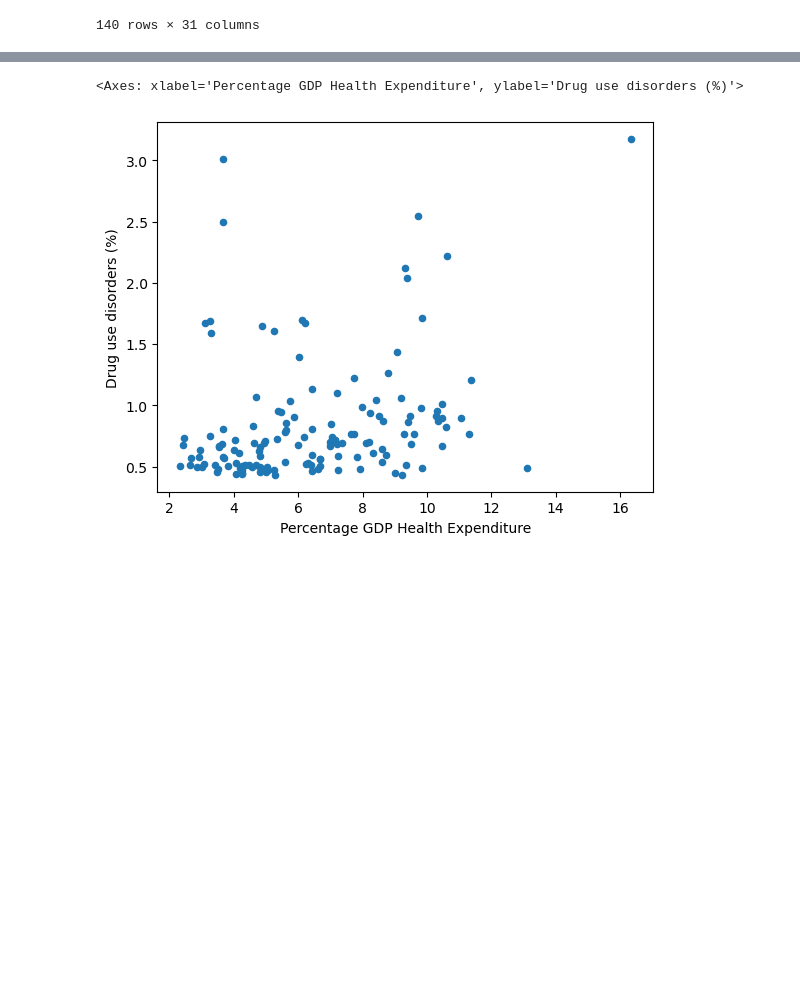
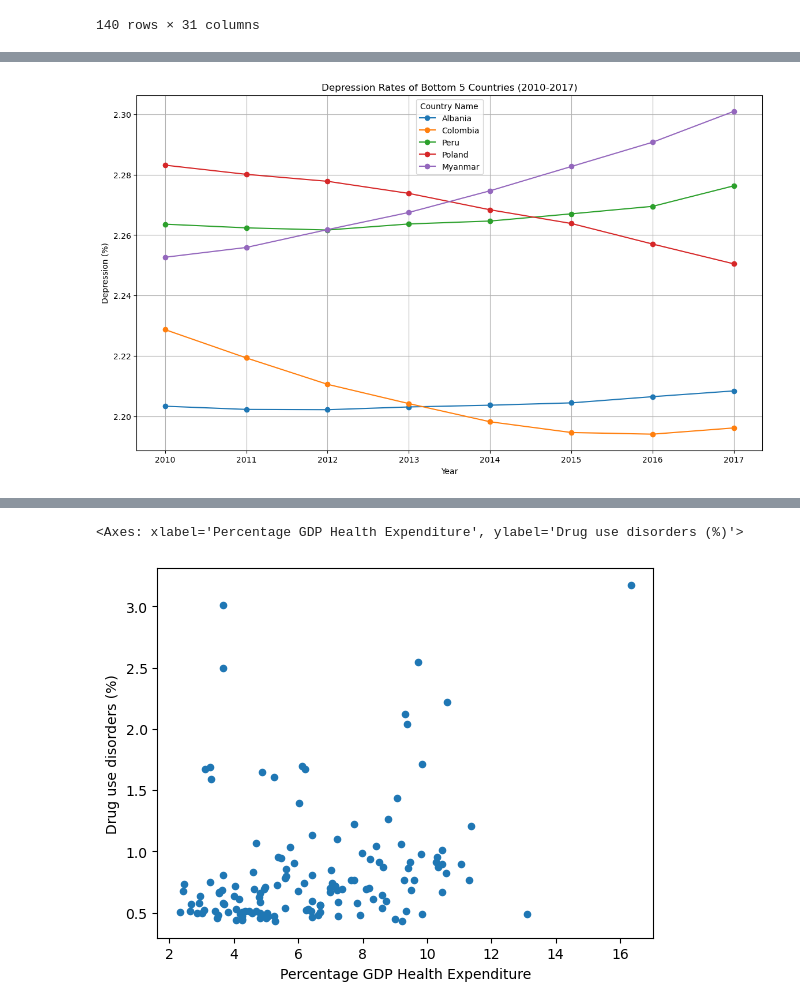
Before and after one commit to AaronCMC/Project_1, a Jupyter notebook: AaronCMC/ACMC Test.ipynb, the cells around one changed output, grey strips where cells are left out. Cells and saved outputs as stored; diff of their text form; code cells hidden in the pictures; blank space fills up the shorter version.

```diff
--- a/AaronCMC/ACMC Test.ipynb
+++ b/AaronCMC/ACMC Test.ipynb
@@ -610,0 +616,17 @@ plt.show()
+# %%
+plt.figure(figsize=(14, 8))
+for country in Bottom_Depression_pivot_df.columns:
+    plt.plot(Bottom_Depression_pivot_df.index, Bottom_Depression_pivot_df[country], marker='o', label=country)
+
+plt.title('Depression Rates of Bottom 5 Countries (2010-2017)')
+plt.xlabel('Year')
+plt.ylabel('Depression (%)')
+plt.xticks(Bottom_Depression_pivot_df.index)
+plt.legend(title='Country Name')
+plt.grid()
+
+plt.savefig("Output_PNG/Bottom_Depression_Line.png")
+
+plt.show()
+# %% [output]
+[figure, added]
```
Also changed, not shown: parts of 40 cells of this notebook, 20 other files.
